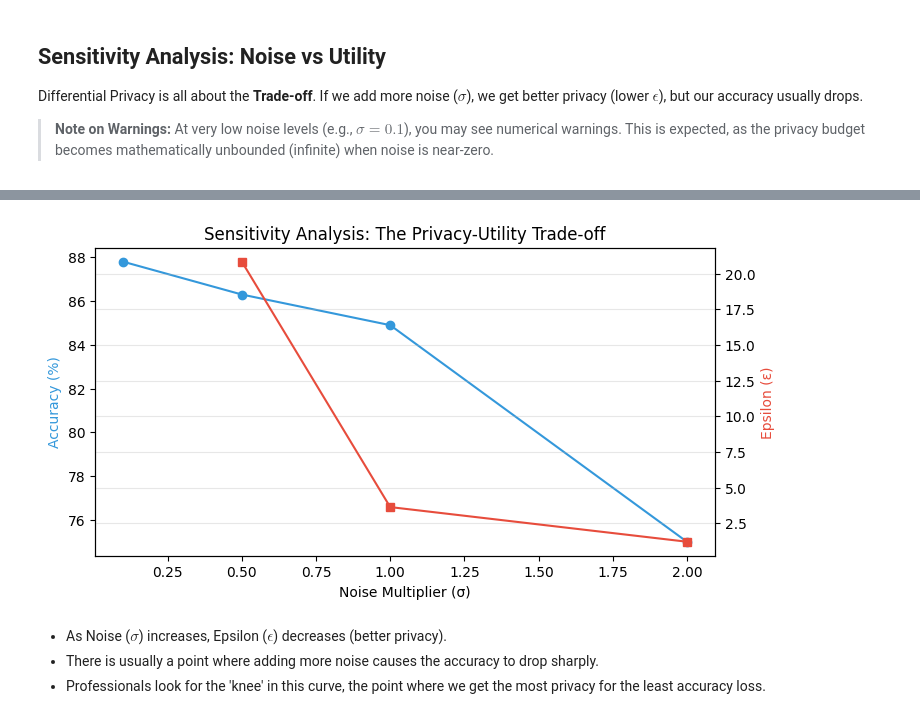
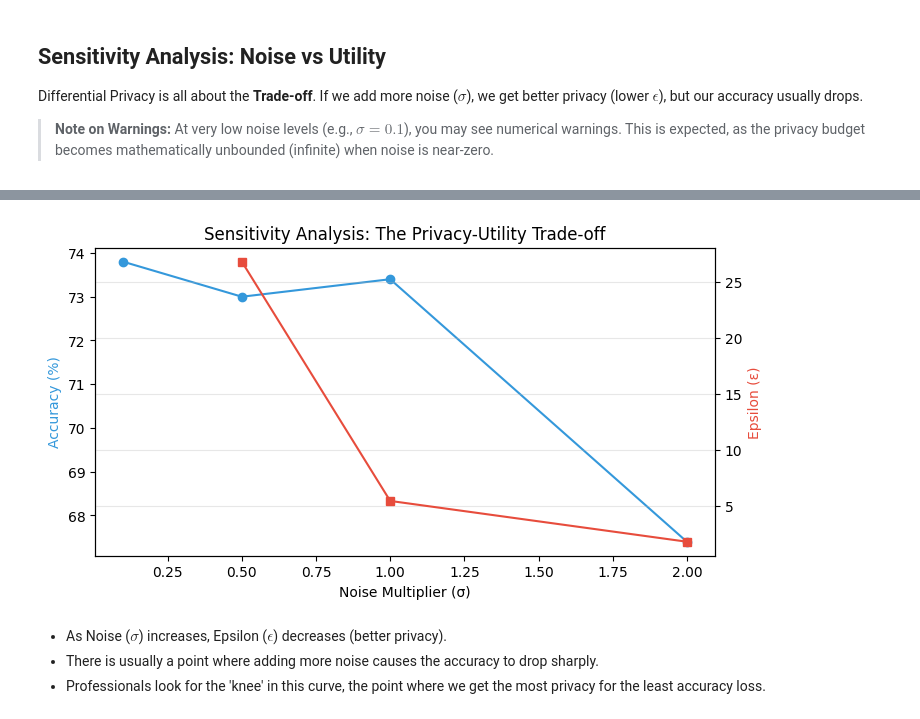
Before and after one commit to ELTE-DSED/Intro-Data-Security, a Jupyter notebook: module_08_defenses/Lab_8a_Differential_Privacy_and_DP_SGD.ipynb, the cells around one changed output, grey strips where cells are left out. Drawn from its saved outputs; the diff is of its cells as text; code cells hidden in the pictures.

Commit message:
refactor: replace SmallCNN with MLP and adjust dataset sizes and training iterations in DP-SGD lab

```diff
--- a/module_08_defenses/Lab_8a_Differential_Privacy_and_DP_SGD.ipynb
+++ b/module_08_defenses/Lab_8a_Differential_Privacy_and_DP_SGD.ipynb
@@ -106,8 +88,8 @@ transform = transforms.Compose([
 train_dataset = MNIST(root='./data', train=True, download=True, transform=transform)
 test_dataset = MNIST(root='./data', train=False, download=True, transform=transform)
 
-train_indices = np.random.choice(len(train_dataset), 2000, replace=False)
-test_indices = np.random.choice(len(test_dataset), 1000, replace=False)
+train_indices = np.random.choice(len(train_dataset), 1000, replace=False)
+test_indices = np.random.choice(len(test_dataset), 500, replace=False)
 
 train_data = Subset(train_dataset, train_indices)
 test_data = Subset(test_dataset, test_indices)
@@ -121,23 +103,19 @@ Train: 2000, Test: 1000
 # %% [markdown]
 ## Model Definition
 # %%
-class SmallCNN(nn.Module):
+class MLP(nn.Module):
     def __init__(self):
-        super(SmallCNN, self).__init__()
-        self.conv1 = nn.Conv2d(1, 16, 3, padding=1)
-        self.conv2 = nn.Conv2d(16, 32, 3, padding=1)
-        self.pool = nn.MaxPool2d(2, 2)
-        self.fc1 = nn.Linear(32 * 7 * 7, 128)
-        self.fc2 = nn.Linear(128, 10)
+        super(MLP, self).__init__()
+        self.flatten = nn.Flatten()
+        self.fc1 = nn.Linear(28 * 28, 512)
+        self.fc2 = nn.Linear(512, 256)
+        self.fc3 = nn.Linear(256, 10)
 
     def forward(self, x):
-        x = torch.relu(self.conv1(x))
-        x = self.pool(x)
-        x = torch.relu(self.conv2(x))
-        x = self.pool(x)
-        x = x.view(x.size(0), -1)
+        x = self.flatten(x)
         x = torch.relu(self.fc1(x))
-        x = self.fc2(x)
+        x = torch.relu(self.fc2(x))
+        x = self.fc3(x)
         return x
 # %%
 def evaluate(model, loader):
@@ -356,7 +334,7 @@ from opacus import PrivacyEngine
 from opacus.utils.batch_memory_manager import BatchMemoryManager
 
 # 1. Initialize model, optimizer, and data loader
-opacus_model = SmallCNN().to(device)
+opacus_model = MLP().to(device)
 opacus_optimizer = optim.SGD(opacus_model.parameters(), lr=0.02, momentum=0.9)
 opacus_train_loader = DataLoader(train_data, batch_size=64, shuffle=True)
 
@@ -442,7 +420,7 @@ results = []
 print("Running Sensitivity Analysis...")
 for sigma in noises:
     # Re-init model and engine
-    m = SmallCNN().to(device)
+    m = MLP().to(device)
     opt = optim.SGD(m.parameters(), lr=0.02, momentum=0.9)
     pe = PrivacyEngine()
     m_priv, opt_priv, dl_priv = pe.make_private(
@@ -488,4 +466,4 @@ Epoch 10/10: Loss=1.4595, ε=8.28
-[figure, old version]
+[figure, new version]
 # %% [markdown]
 - As Noise ($\sigma$) increases, Epsilon ($\epsilon$) decreases (better privacy).
 - There is usually a point where adding more noise causes the accuracy to drop sharply.
```
Also changed, not shown: parts of 9 cells of this notebook.
